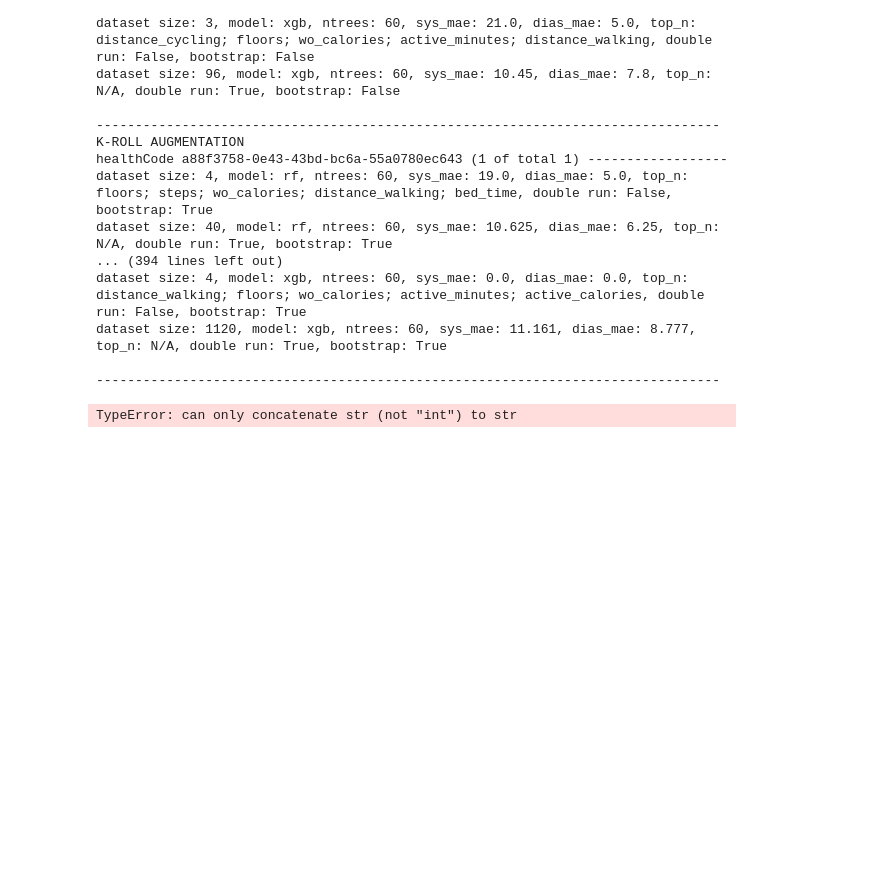
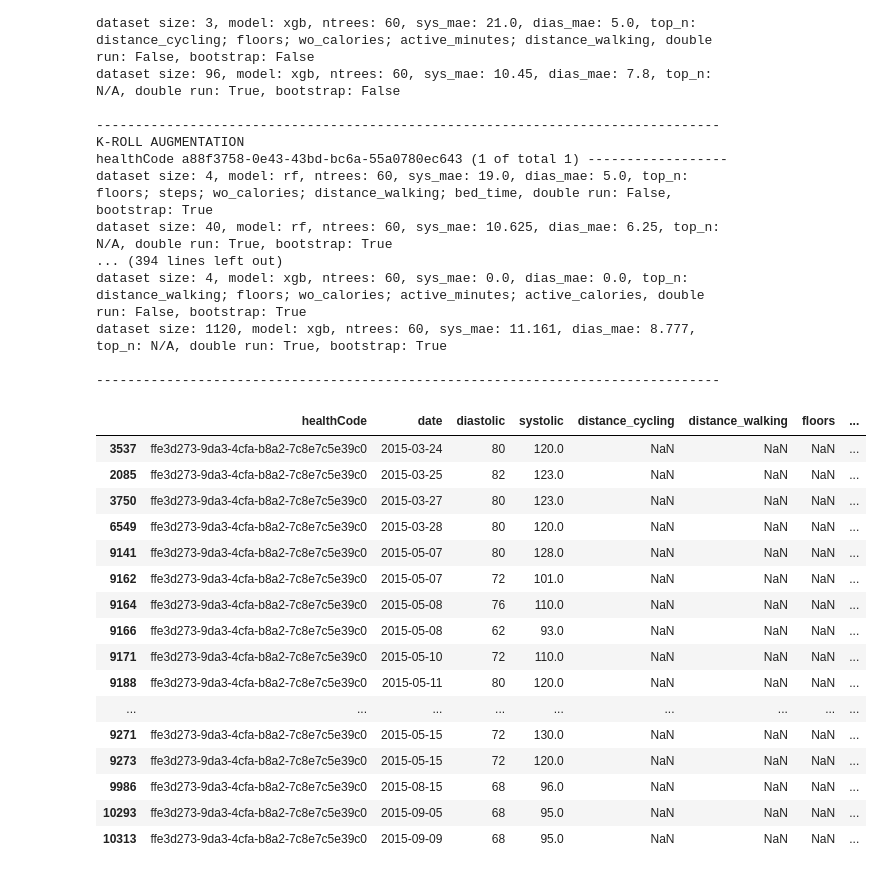
Before and after one commit to Blistt/bp-regulator, a Jupyter notebook: BP_Recommendation_system.ipynb, the cells around one changed output. Saved outputs shown, nothing was run; the diff lists cells and outputs as text; code cells hidden in the pictures; blank space fills up the shorter version.

Commit message:
Added historical bp

```diff
--- a/BP_Recommendation_system.ipynb
+++ b/BP_Recommendation_system.ipynb
@@ -190,11 +190,36 @@ Here is where we list the historical BP values for each row in master_df:
 select a period of k days. If k is more than 1, aggregate within the period via averaging
 then a number of periods from [1, 2, 3]
 periods should not overlap with each other
+'''
 
-from augmentations import historical_BP
+def historical_BP(predictor, k):
+    data = predictor.copy()
+    #Sorting the data by healthCode and date
+    data.sort_values(by=['healthCode', 'date'], inplace=True)
 
-historical = historical_BP(baseline, 3)
-historical
-'''
+    for col in ['systolic', 'diastolic']:
+        data[col+'_'+str(k)] = data.groupby('healthCode')[col].transform(lambda x: x.rolling(window=k, closed='left', min_periods=1).mean())
+
+    return data
+
+historical_3 = historical_BP(baseline, 3)
-# %% [output]
-TypeError: can only concatenate str (not "int") to str
+# %%
+historical_3[historical_3['healthCode'] == 'ffe3d273-9da3-4cfa-b8a2-7c8e7c5e39c0']
+# %% [output]
+|  | healthCode | date | diastolic | systolic | distance_cycling | distance_walking | floors | ... |
+| 3537 | ffe3d273-9da3-4cfa-b8a2-7c8e7c5e39c0 | 2015-03-24 | 80 | 120.0 | NaN | NaN | NaN | ... |
+| 2085 | ffe3d273-9da3-4cfa-b8a2-7c8e7c5e39c0 | 2015-03-25 | 82 | 123.0 | NaN | NaN | NaN | ... |
+| 3750 | ffe3d273-9da3-4cfa-b8a2-7c8e7c5e39c0 | 2015-03-27 | 80 | 123.0 | NaN | NaN | NaN | ... |
+| 6549 | ffe3d273-9da3-4cfa-b8a2-7c8e7c5e39c0 | 2015-03-28 | 80 | 120.0 | NaN | NaN | NaN | ... |
+| 9141 | ffe3d273-9da3-4cfa-b8a2-7c8e7c5e39c0 | 2015-05-07 | 80 | 128.0 | NaN | NaN | NaN | ... |
+| 9162 | ffe3d273-9da3-4cfa-b8a2-7c8e7c5e39c0 | 2015-05-07 | 72 | 101.0 | NaN | NaN | NaN | ... |
+| 9164 | ffe3d273-9da3-4cfa-b8a2-7c8e7c5e39c0 | 2015-05-08 | 76 | 110.0 | NaN | NaN | NaN | ... |
+| 9166 | ffe3d273-9da3-4cfa-b8a2-7c8e7c5e39c0 | 2015-05-08 | 62 | 93.0 | NaN | NaN | NaN | ... |
+| 9171 | ffe3d273-9da3-4cfa-b8a2-7c8e7c5e39c0 | 2015-05-10 | 72 | 110.0 | NaN | NaN | NaN | ... |
+| 9188 | ffe3d273-9da3-4cfa-b8a2-7c8e7c5e39c0 | 2015-05-11 | 80 | 120.0 | NaN | NaN | NaN | ... |
+| ... | ... | ... | ... | ... | ... | ... | ... | ... |
+| 9271 | ffe3d273-9da3-4cfa-b8a2-7c8e7c5e39c0 | 2015-05-15 | 72 | 130.0 | NaN | NaN | NaN | ... |
+| 9273 | ffe3d273-9da3-4cfa-b8a2-7c8e7c5e39c0 | 2015-05-15 | 72 | 120.0 | NaN | NaN | NaN | ... |
+| 9986 | ffe3d273-9da3-4cfa-b8a2-7c8e7c5e39c0 | 2015-08-15 | 68 | 96.0 | NaN | NaN | NaN | ... |
+| 10293 | ffe3d273-9da3-4cfa-b8a2-7c8e7c5e39c0 | 2015-09-05 | 68 | 95.0 | NaN | NaN | NaN | ... |
+| 10313 | ffe3d273-9da3-4cfa-b8a2-7c8e7c5e39c0 | 2015-09-09 | 68 | 95.0 | NaN | NaN | NaN | ... |
```
Also changed, not shown: 1 other file.
